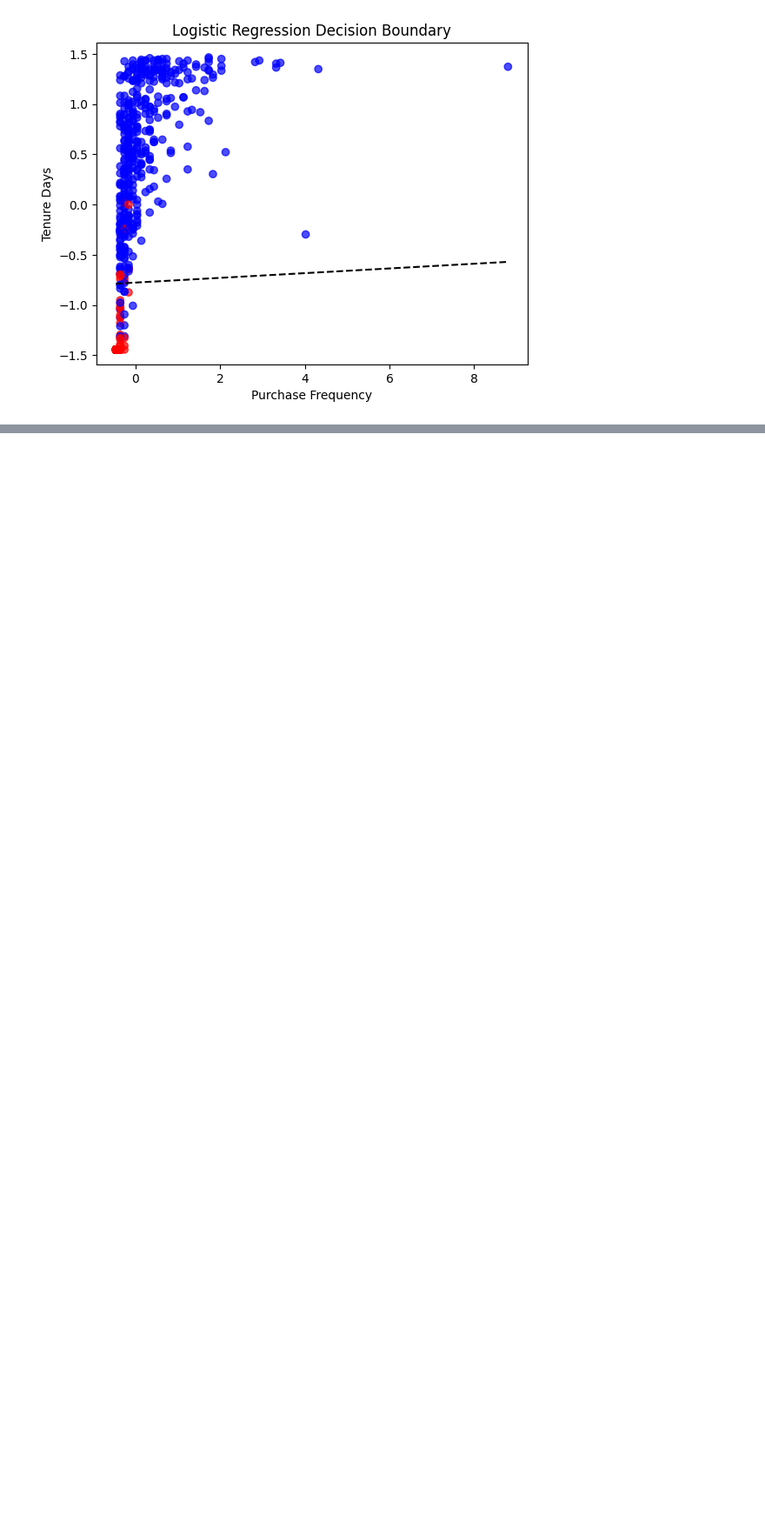
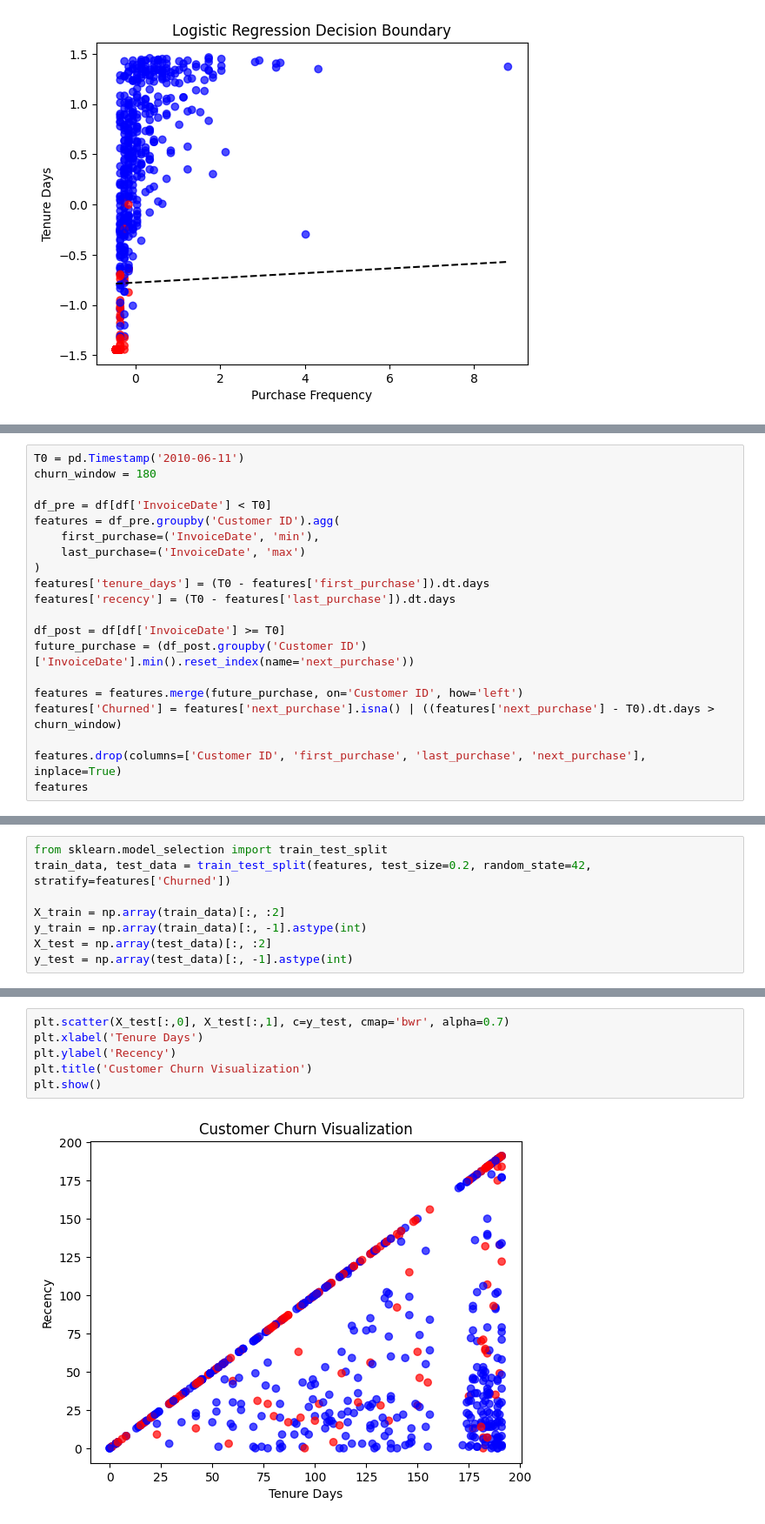
Before and after one commit to Areco892/customer-churn, a Jupyter notebook: analysis.ipynb, the cells around one changed output, grey strips where cells are left out. Shown at 87% size. Saved outputs shown, nothing was run; the diff lists cells and outputs as text; blank space fills up the shorter version.

```diff
--- a/analysis.ipynb
+++ b/analysis.ipynb
@@ -293,0 +366,20 @@ plt.show()
+# %%
+T0 = pd.Timestamp('2010-06-11')
+churn_window = 180
+
+df_pre = df[df['InvoiceDate'] < T0]
+features = df_pre.groupby('Customer ID').agg(
+    first_purchase=('InvoiceDate', 'min'),
+    last_purchase=('InvoiceDate', 'max')
+)
+features['tenure_days'] = (T0 - features['first_purchase']).dt.days
+features['recency'] = (T0 - features['last_purchase']).dt.days
+
+df_post = df[df['InvoiceDate'] >= T0]
+future_purchase = (df_post.groupby('Customer ID')['InvoiceDate'].min().reset_index(name='next_purchase'))
+
+features = features.merge(future_purchase, on='Customer ID', how='left')
+features['Churned'] = features['next_purchase'].isna() | ((features['next_purchase'] - T0).dt.days > churn_window)
+
+features.drop(columns=['Customer ID', 'first_purchase', 'last_purchase', 'next_purchase'], inplace=True)
+features
@@ -293,0 +434,8 @@ plt.show()
+# %%
+from sklearn.model_selection import train_test_split
+train_data, test_data = train_test_split(features, test_size=0.2, random_state=42, stratify=features['Churned'])
+
+X_train = np.array(train_data)[:, :2]
+y_train = np.array(train_data)[:, -1].astype(int)
+X_test = np.array(test_data)[:, :2]
+y_test = np.array(test_data)[:, -1].astype(int)
@@ -293,0 +451,8 @@ plt.show()
+# %%
+plt.scatter(X_test[:,0], X_test[:,1], c=y_test, cmap='bwr', alpha=0.7)
+plt.xlabel('Tenure Days')
+plt.ylabel('Recency')
+plt.title('Customer Churn Visualization')
+plt.show()
+# %% [output]
+[figure, added]
```
Also changed, not shown: parts of 39 cells of this notebook.
